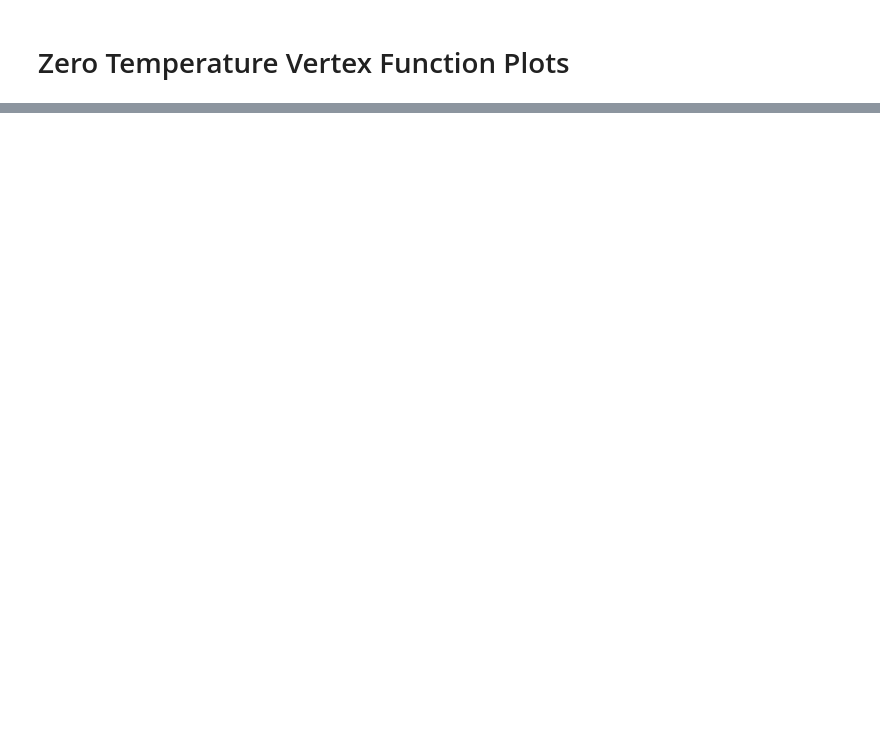
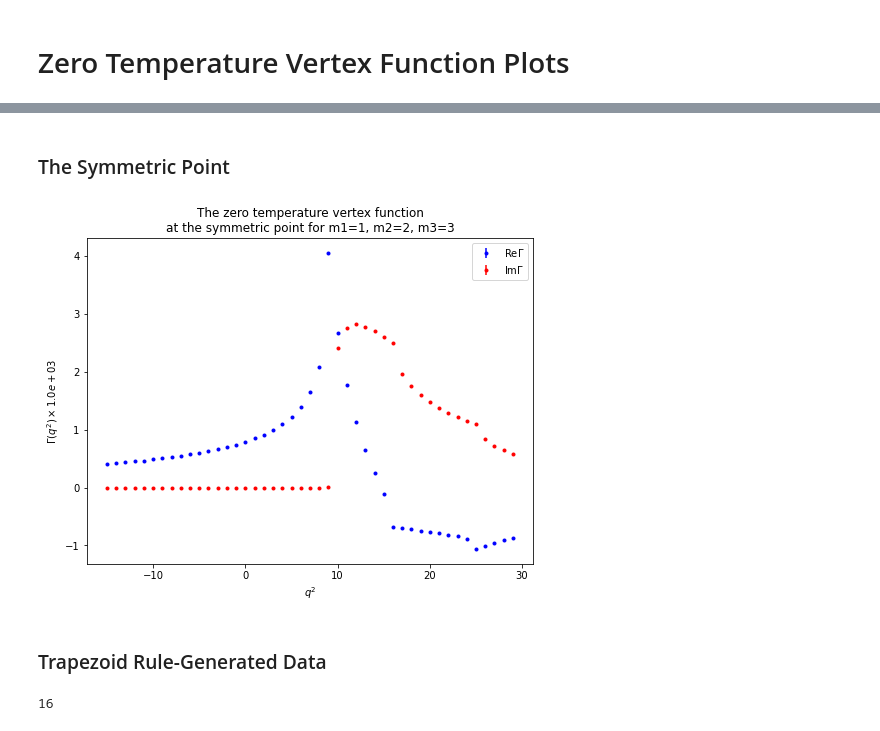
Before and after one commit to harnettd/phiCubed_31_FT, a Jupyter notebook: zero_temp_plots.ipynb, the cells around one changed output, grey strips where cells are left out. Drawn from its saved outputs; the diff is of its cells as text; code cells hidden in the pictures; blank space fills up the shorter version.

```diff
--- a/zero_temp_plots.ipynb
+++ b/zero_temp_plots.ipynb
@@ -11,3 +13,10 @@ from symmetric_point import p1_p2
 import zero_temperature as zt
 # %%
 eps = sp.symbols('eps')
+# %%
+def finite_part(expr):
+    """Return the finite part of truncated Laurent series expr.
+
+    Assumes there is no infinite part.
+    """
+    return expr.subs(eps, 0)
@@ -16,7 +37,38 @@ eps = sp.symbols('eps')
 # %%
 masses = 1, 2, 3
+# %% [markdown]
+### The Symmetric Point
 # %%
 qq_mink_grid = np.arange(-15, 30)
 p1_p2_mink_grid = [p1_p2(qq) for qq in qq_mink_grid]
 # %%
-corr_vals = np.array([zt.correlator_use_psd(*p1_p2, *masses) for p1_p2 in p1_p2_mink_grid])
+corr_results_psd = [zt.correlator_use_psd(*p1_p2, masses) for p1_p2 in p1_p2_mink_grid]
+vert_results_psd = [corr_to_vert(result) for result in corr_results_psd]
+# %%
+vert_psd_re_val_plotdata = np.array([sp.re(finite_part(result[0])) for result in vert_results_psd], dtype=float)
+vert_psd_re_err_plotdata = np.array([sp.re(finite_part(result[1])) for result in vert_results_psd], dtype=float)
+vert_psd_im_val_plotdata = np.array([sp.im(finite_part(result[0])) for result in vert_results_psd], dtype=float)
+vert_psd_im_err_plotdata = np.array([sp.im(finite_part(result[1])) for result in vert_results_psd], dtype=float)
+# %%
+scale = 1e3
+fig, ax = plt.subplots()
+ax.errorbar(qq_mink_grid, vert_psd_re_val_plotdata * scale, vert_psd_re_err_plotdata * scale,
+    label=r'$\mathrm{Re}\Gamma$', color='blue', fmt='.')
+ax.errorbar(qq_mink_grid, vert_psd_im_val_plotdata * scale, vert_psd_im_err_plotdata * scale,
+    label=r'$\mathrm{Im}\Gamma$', color='red', fmt='.')
+ax.set_xlabel(r'$q^2$')
+ax.set_ylabel(r'$\Gamma(q^2) \times {:3.1e}$'.format(scale))
+ax.set_title('The zero temperature vertex function\nat the symmetric point for m1={}, m2={}, m3={}'.format(*masses))
+ax.legend(loc='upper right')
+fig.set_size_inches(8, 6)
+# %% [output]
+[figure, added]
+# %% [markdown]
+### Trapezoid Rule-Generated Data
+# %%
+num_negative_qq = len([qq for qq in qq_mink_grid if qq <= 0])
+qq_mink_grid_trimmed = qq_mink_grid[:num_negative_qq]
+p1_p2_mink_grid_trimmed = p1_p2_mink_grid[:num_negative_qq]
+len(p1_p2_mink_grid_trimmed)
+# %% [output]
+16
```
Also changed, not shown: parts of 31 cells of this notebook.
